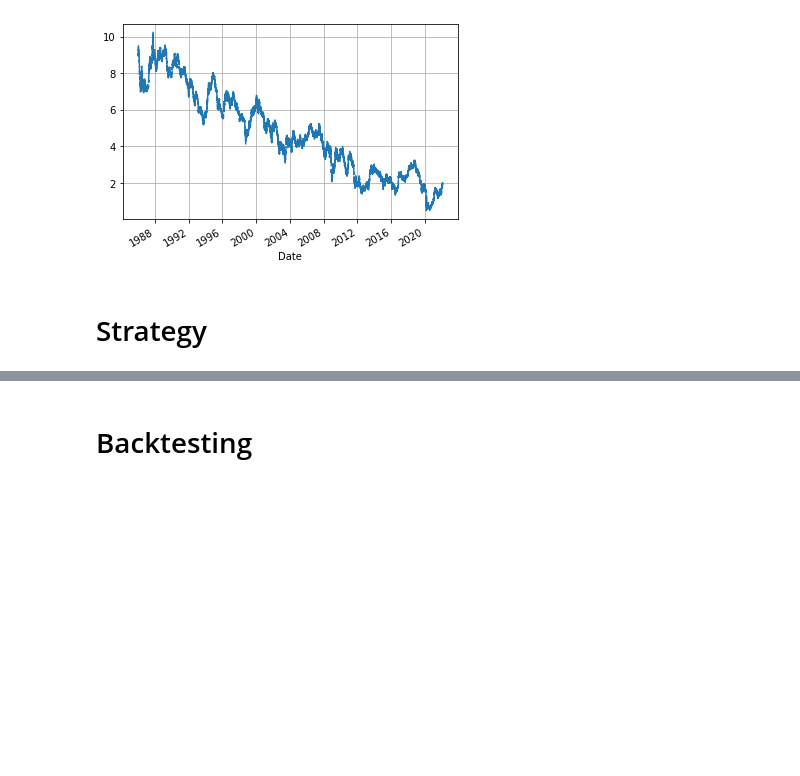
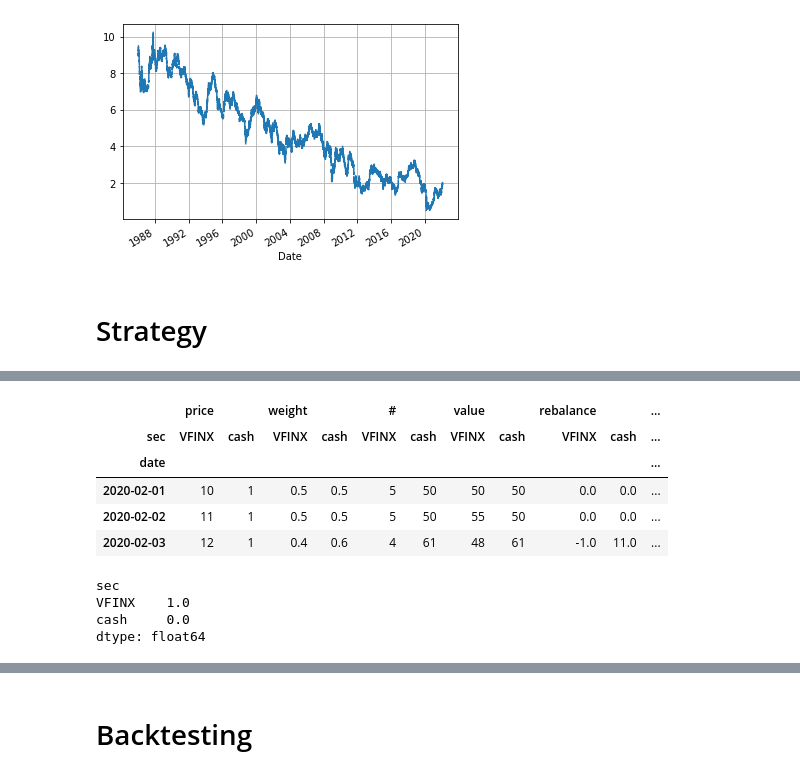
Before and after one commit to Northern125/ffin-task-2022-01, a Jupyter notebook: task_1.ipynb, the cells around one changed output, grey strips where cells are left out. Saved outputs shown, nothing was run; the diff lists cells and outputs as text; code cells hidden in the pictures; blank space fills up the shorter version.

```diff
--- a/task_1.ipynb
+++ b/task_1.ipynb
@@ -102,3 +105,10 @@ plt.show()
 [figure]
 # %% [markdown]
 # Strategy
+# %%
+portfolio = pd.read_excel(f'{source_folder}/test_portfolio.xlsx', index_col=[0, 1])
+portfolio['rebalance'].replace(np.nan, 0, inplace=True)
+
+secs = portfolio.index.get_level_values('sec').unique().values
+# %%
+portfolio = portfolio.unstack(level='sec').copy()
@@ -104,0 +145,16 @@ plt.show()
+# %%
+portfolio
+# %% [output]
+|  | price |  | weight |  | # |  | value |  | rebalance |  | ... |
+| sec | VFINX | cash | VFINX | cash | VFINX | cash | VFINX | cash | VFINX | cash | ... |
+| date |  |  |  |  |  |  |  |  |  |  | ... |
+| 2020-02-01 | 10 | 1 | 0.5 | 0.5 | 5 | 50 | 50 | 50 | 0.0 | 0.0 | ... |
+| 2020-02-02 | 11 | 1 | 0.5 | 0.5 | 5 | 50 | 55 | 50 | 0.0 | 0.0 | ... |
+| 2020-02-03 | 12 | 1 | 0.4 | 0.6 | 4 | 61 | 48 | 61 | -1.0 | 11.0 | ... |
+# %%
+portfolio.iloc[1]['price'] - portfolio.iloc[0]['price']
+# %% [output]
+sec
+VFINX    1.0
+cash     0.0
+dtype: float64
```
Also changed, not shown: parts of 12 cells of this notebook.
